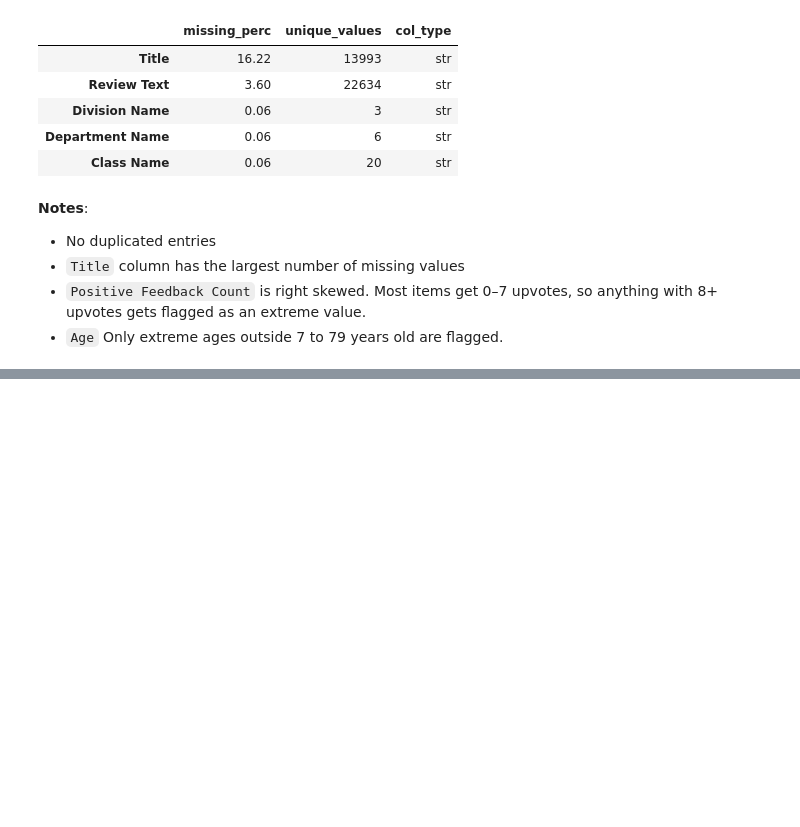
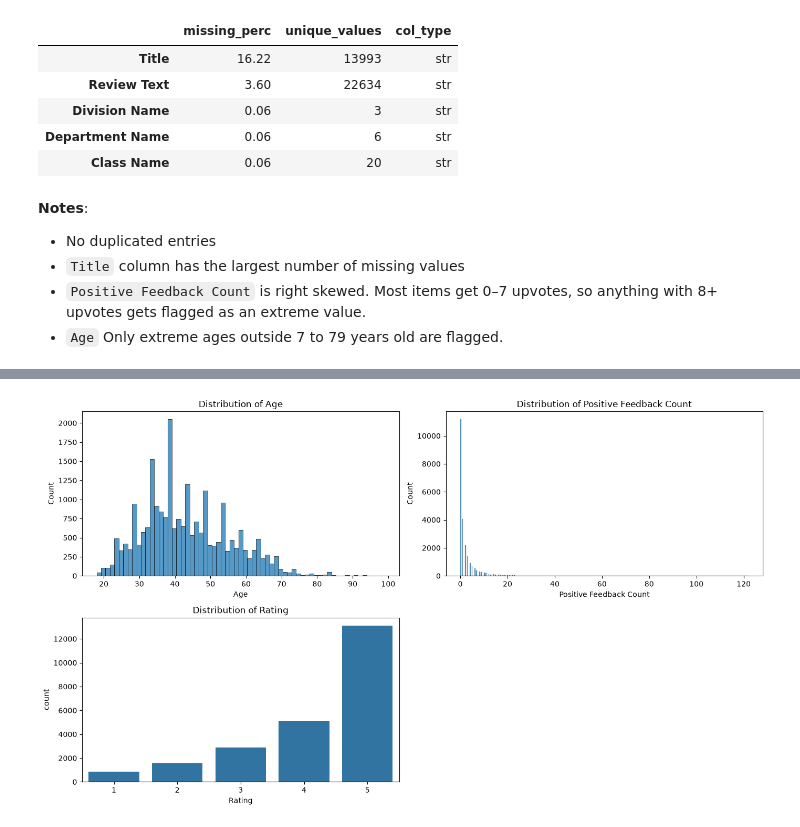
Before and after one commit to yousssef96/E-Commerce-Clothing-Reviews, a Jupyter notebook: notebooks/sentiment_analysis.ipynb, the cells around one changed output, grey strips where cells are left out. Drawn from its saved outputs; the diff is of its cells as text; code cells hidden in the pictures; blank space fills up the shorter version.

```diff
--- a/notebooks/sentiment_analysis.ipynb
+++ b/notebooks/sentiment_analysis.ipynb
@@ -114,0 +126,18 @@ Number of duplicates entires : 0
+# %%
+fig, axs = plt.subplots(nrows=2, ncols=2, figsize=(14,8))
+axs = axs.flatten()
+
+sns.histplot(data=df, x='Age', ax=axs[0])
+axs[0].set_title("Distribution of Age")
+
+sns.histplot(data=df, x='Positive Feedback Count', ax=axs[1])
+axs[1].set_title("Distribution of Positive Feedback Count")
+
+sns.countplot(data=df, x='Rating',ax=axs[2])
+axs[2].set_title("Distribution of Rating")
+
+axs[3].set_visible(False)
+plt.tight_layout()
+plt.show()
+# %% [output]
+[figure, added]
```
Also changed, not shown: parts of 13 cells of this notebook.
